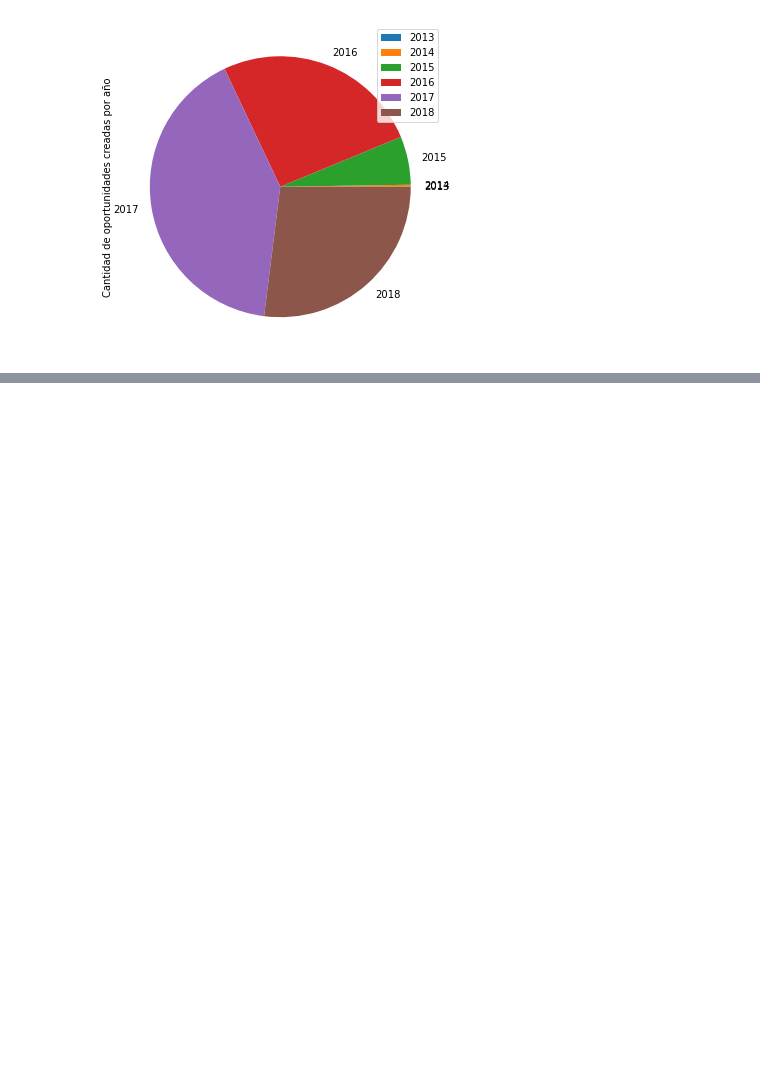
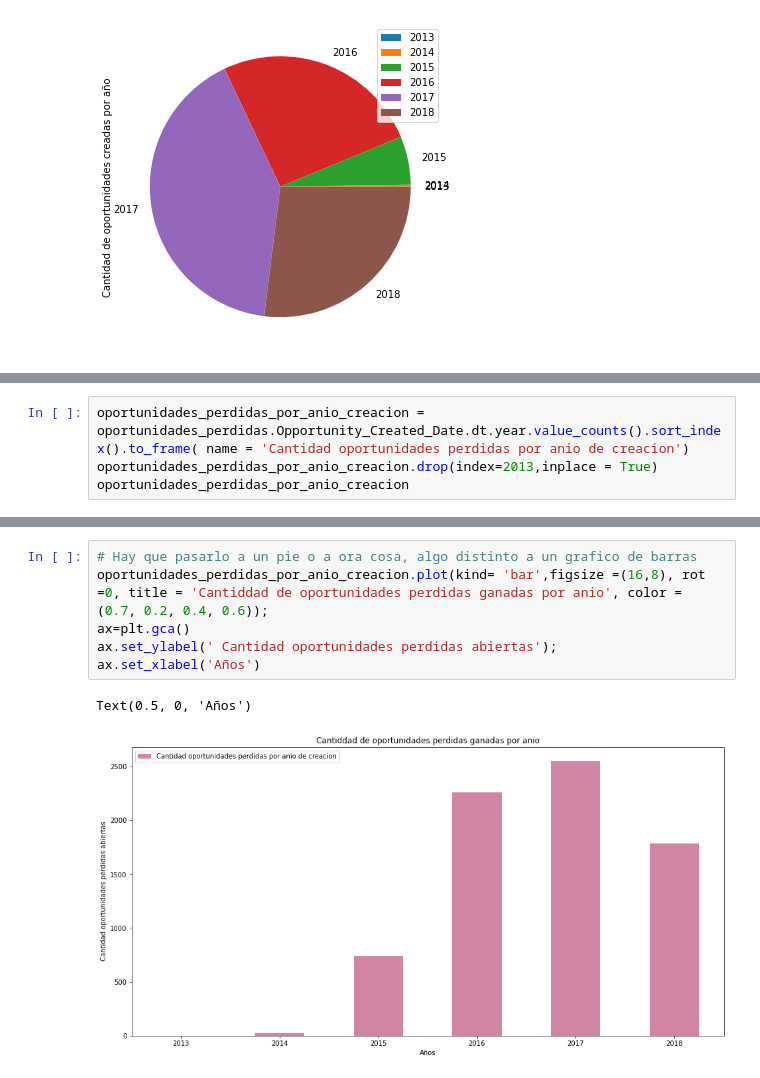
Before and after one commit to Ramaxx95/TP1-Orga-de-Datos, a Jupyter notebook: Visualizaciones/Anios.ipynb, the cells around one changed output, grey strips where cells are left out. Drawn from its saved outputs; the diff is of its cells as text; blank space fills up the shorter version.

```diff
--- a/Visualizaciones/Anios.ipynb
+++ b/Visualizaciones/Anios.ipynb
@@ -57,0 +100,4 @@ cantidad_cerradas_por_anio.plot.pie(y= 'Cantidad de oportunidades creadas por a
+# %%
+oportunidades_perdidas_por_anio_creacion = oportunidades_perdidas.Opportunity_Created_Date.dt.year.value_counts().sort_index().to_frame( name = 'Cantidad oportunidades perdidas por anio de creacion')
+oportunidades_perdidas_por_anio_creacion.drop(index=2013,inplace = True)
+oportunidades_perdidas_por_anio_creacion
@@ -57,0 +111,9 @@ cantidad_cerradas_por_anio.plot.pie(y= 'Cantidad de oportunidades creadas por a
+# %%
+# Hay que pasarlo a un pie o a ora cosa, algo distinto a un grafico de barras
+oportunidades_perdidas_por_anio_creacion.plot(kind= 'bar',figsize =(16,8), rot =0, title = 'Cantiddad de oportunidades perdidas ganadas por anio', color = (0.7, 0.2, 0.4, 0.6));
+ax=plt.gca()
+ax.set_ylabel(' Cantidad oportunidades perdidas abiertas');
+ax.set_xlabel('Años')
+# %% [output]
+Text(0.5, 0, 'Años')
+[figure, added]
```
Also changed, not shown: parts of 6 cells of this notebook.
